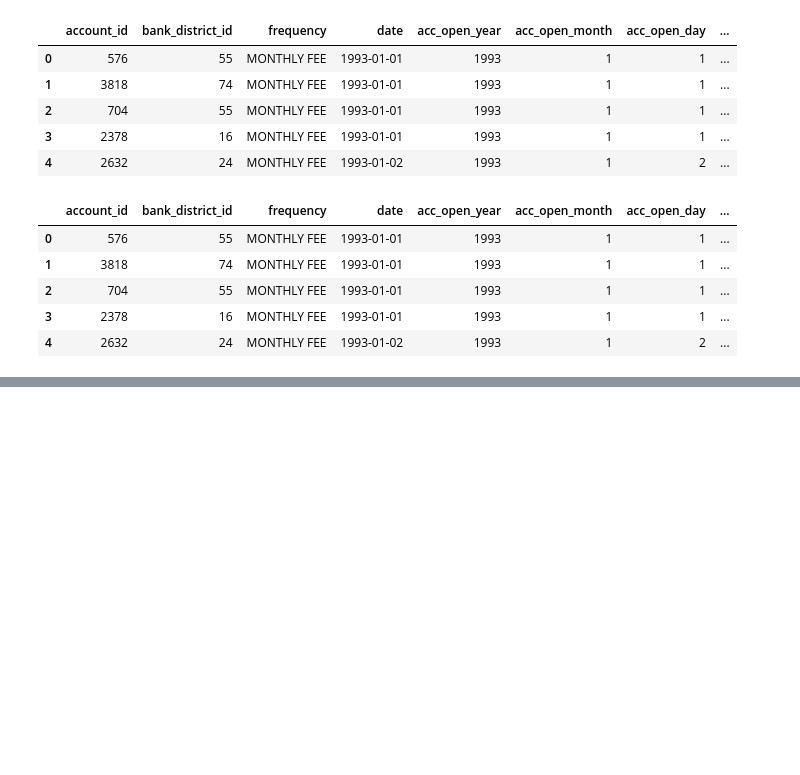
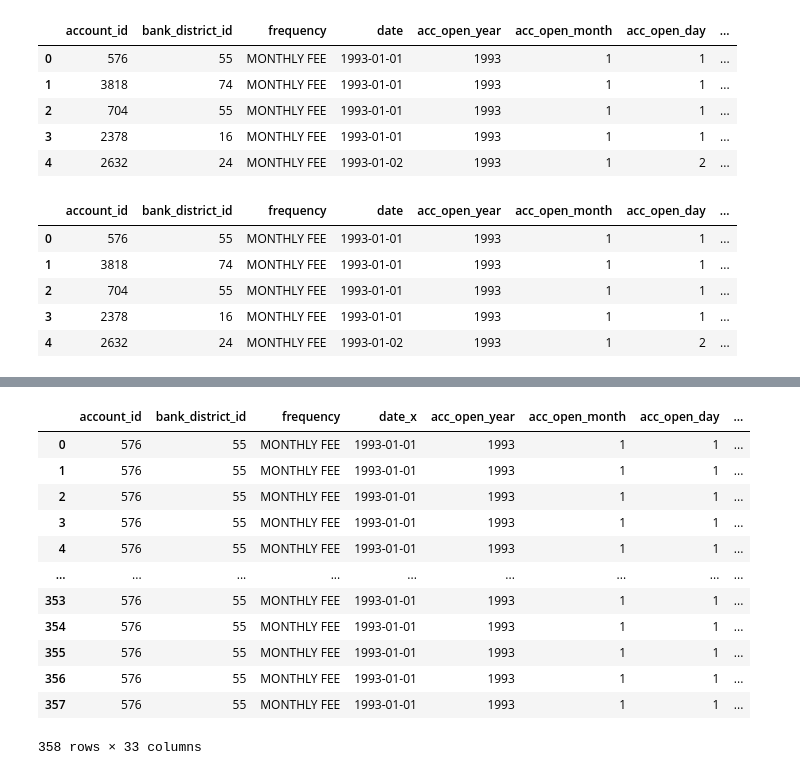
Before and after one commit to inderrana/Financial-Datamart-Analytical-Base-Table, a Jupyter notebook: fin_datamart.ipynb, the cells around one changed output, grey strips where cells are left out. Drawn from its saved outputs; the diff is of its cells as text; code cells hidden in the pictures; blank space fills up the shorter version.

```diff
--- a/fin_datamart.ipynb
+++ b/fin_datamart.ipynb
@@ -192,0 +280,20 @@ account.head()
+# %%
+# Select on transactions for 1996
+txn_96 = trans_raw[trans_raw['date'].astype(str).str[:2].isin(['96'])]
+# %%
+# Aggregate the total credit per account
+trans_agg_credit = txn_96[txn_96['type'].isin(['PRIJEM'])].groupby('account_id')['amount'].agg('sum')
+trans_agg_credit = trans_agg_credit.reset_index()
+trans_agg_credit = trans_agg_credit.rename(columns={'amount':'total_credit'})
+
+
+# Aggregate the total withdrawal per account
+trans_agg_withdrawal = txn_96[txn_96['type'].isin(['VYDAJ', 'VYBER'])].groupby('account_id')['amount'].agg('sum')
+trans_agg_withdrawal = trans_agg_withdrawal.reset_index()
+trans_agg_withdrawal = trans_agg_withdrawal.rename(columns={'amount':'total_withdrawal'})
+
+
+# Join with previous table
+trans = pd.merge(trans_raw, trans_agg_credit, how='left', on='account_id')
+trans = pd.merge(trans, trans_agg_withdrawal, how='left', on='account_id')
+trans.head()
@@ -192,0 +307,16 @@ account.head()
+# %%
+pd.merge(account[account["account_id"]==576], trans, how='left', on='account_id')
+# %% [output]
+|  | account_id | bank_district_id | frequency | date_x | acc_open_year | acc_open_month | acc_open_day | ... |
+| 0 | 576 | 55 | MONTHLY FEE | 1993-01-01 | 1993 | 1 | 1 | ... |
+| 1 | 576 | 55 | MONTHLY FEE | 1993-01-01 | 1993 | 1 | 1 | ... |
+| 2 | 576 | 55 | MONTHLY FEE | 1993-01-01 | 1993 | 1 | 1 | ... |
+| 3 | 576 | 55 | MONTHLY FEE | 1993-01-01 | 1993 | 1 | 1 | ... |
+| 4 | 576 | 55 | MONTHLY FEE | 1993-01-01 | 1993 | 1 | 1 | ... |
+| ... | ... | ... | ... | ... | ... | ... | ... | ... |
+| 353 | 576 | 55 | MONTHLY FEE | 1993-01-01 | 1993 | 1 | 1 | ... |
+| 354 | 576 | 55 | MONTHLY FEE | 1993-01-01 | 1993 | 1 | 1 | ... |
+| 355 | 576 | 55 | MONTHLY FEE | 1993-01-01 | 1993 | 1 | 1 | ... |
+| 356 | 576 | 55 | MONTHLY FEE | 1993-01-01 | 1993 | 1 | 1 | ... |
+| 357 | 576 | 55 | MONTHLY FEE | 1993-01-01 | 1993 | 1 | 1 | ... |
+358 rows × 33 columns
```
Also changed, not shown: parts of 11 cells of this notebook.
